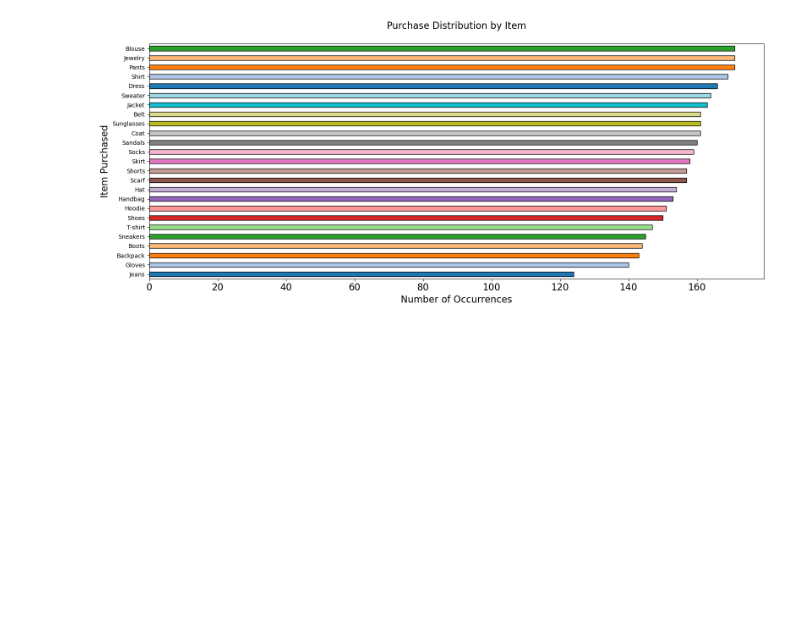
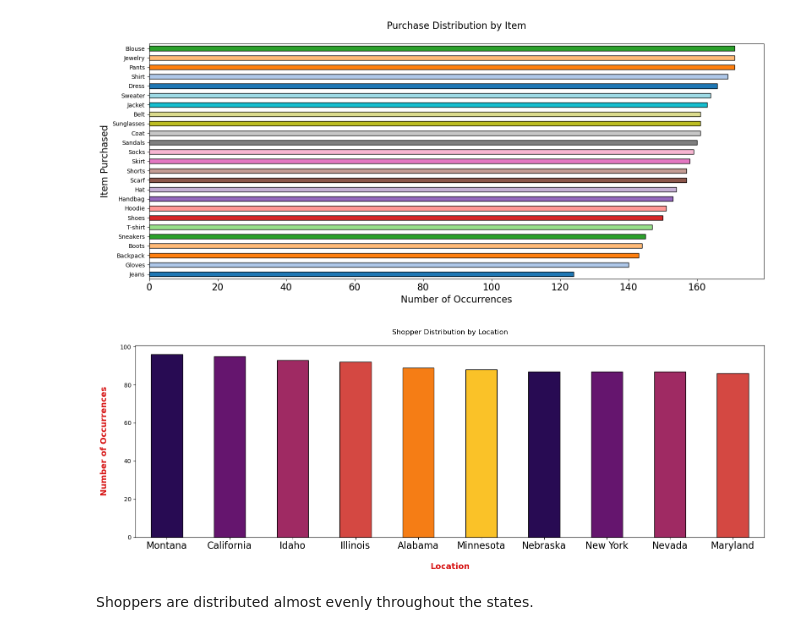
Before and after one commit to noahnoahnoahtran/project18-shopping-trend-analysis, a Jupyter notebook: shopping_trend_analysis.ipynb, the cells around one changed output. Saved outputs shown, nothing was run; the diff lists cells and outputs as text; code cells hidden in the pictures; blank space fills up the shorter version.

```diff
--- a/shopping_trend_analysis.ipynb
+++ b/shopping_trend_analysis.ipynb
@@ -187,3 +188,17 @@ plt.tight_layout()
 plt.show()
 # %% [output]
 [figure]
+# %%
+#Shopper distribution by location
+plt.figure(figsize = (16, 6))
+df['Location'].value_counts()[:10].sort_values(ascending = False).plot(kind = 'bar', color = sns.color_palette('inferno'), edgecolor = 'black')
+plt.xlabel('Location', weight = 'bold', color = '#D71313', fontsize = 14, labelpad = 20)
+plt.ylabel('Number of Occurrences', weight = 'bold', color = '#D71313', fontsize = 14, labelpad = 20)
+plt.xticks(rotation = 0, ha = 'center', fontsize = 16)
+plt.title('Shopper Distribution by Location\n')
+plt.tight_layout()
+plt.show()
+# %% [output]
+[figure, added]
+# %% [markdown]
+Shoppers are distributed almost evenly throughout the states.
```
Also changed, not shown: parts of 8 cells of this notebook.
